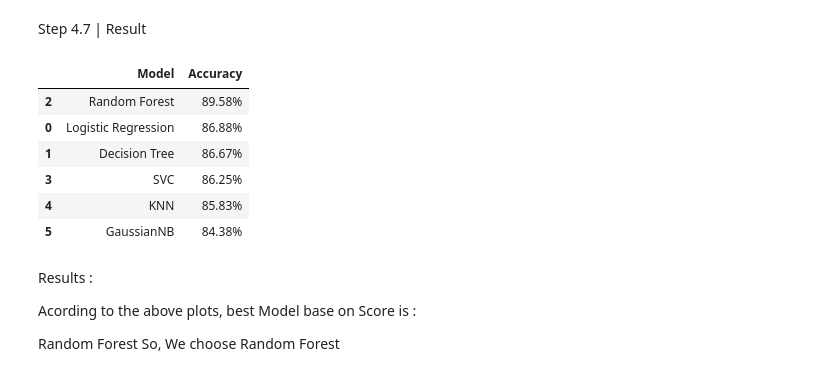
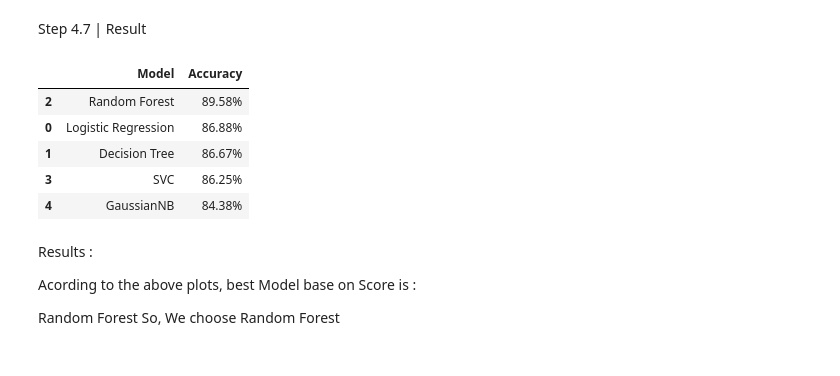
Before and after one commit to Karanguptaa/ML-Red-Wine_Prediction, a Jupyter notebook: Red_Wines.ipynb, the cells around one changed output. Saved outputs shown, nothing was run; the diff lists cells and outputs as text; code cells hidden in the pictures.

```diff
--- a/Red_Wines.ipynb
+++ b/Red_Wines.ipynb
@@ -389,22 +387,21 @@ weighted avg       0.84      0.87      0.84       480
 # %% [markdown]
 Step 4.7 | Result
 # %%
-Accuracy = [ '86.88%', '86.67%' , '89.58%' , '86.25%' , '85.83%' ,'84.38%']
+Accuracy = [ '86.88%', '86.67%' , '89.58%' , '86.25%' ,'84.38%']
 
 Frame = pd.DataFrame({
-    'Model': ['Logistic Regression', 'Decision Tree', 'Random Forest','SVC', 'KNN','GaussianNB'],
+    'Model': ['Logistic Regression', 'Decision Tree', 'Random Forest','SVC','GaussianNB'],
     'Accuracy': Accuracy
 })
 
 Frame.sort_values(by='Accuracy', ascending=False)
 # %% [output]
 |  | Model | Accuracy |
 | 2 | Random Forest | 89.58% |
 | 0 | Logistic Regression | 86.88% |
 | 1 | Decision Tree | 86.67% |
 | 3 | SVC | 86.25% |
-| 4 | KNN | 85.83% |
-| 5 | GaussianNB | 84.38% |
+| 4 | GaussianNB | 84.38% |
 # %% [markdown]
 Results :
 
```
Also changed, not shown: parts of 6 cells of this notebook.
